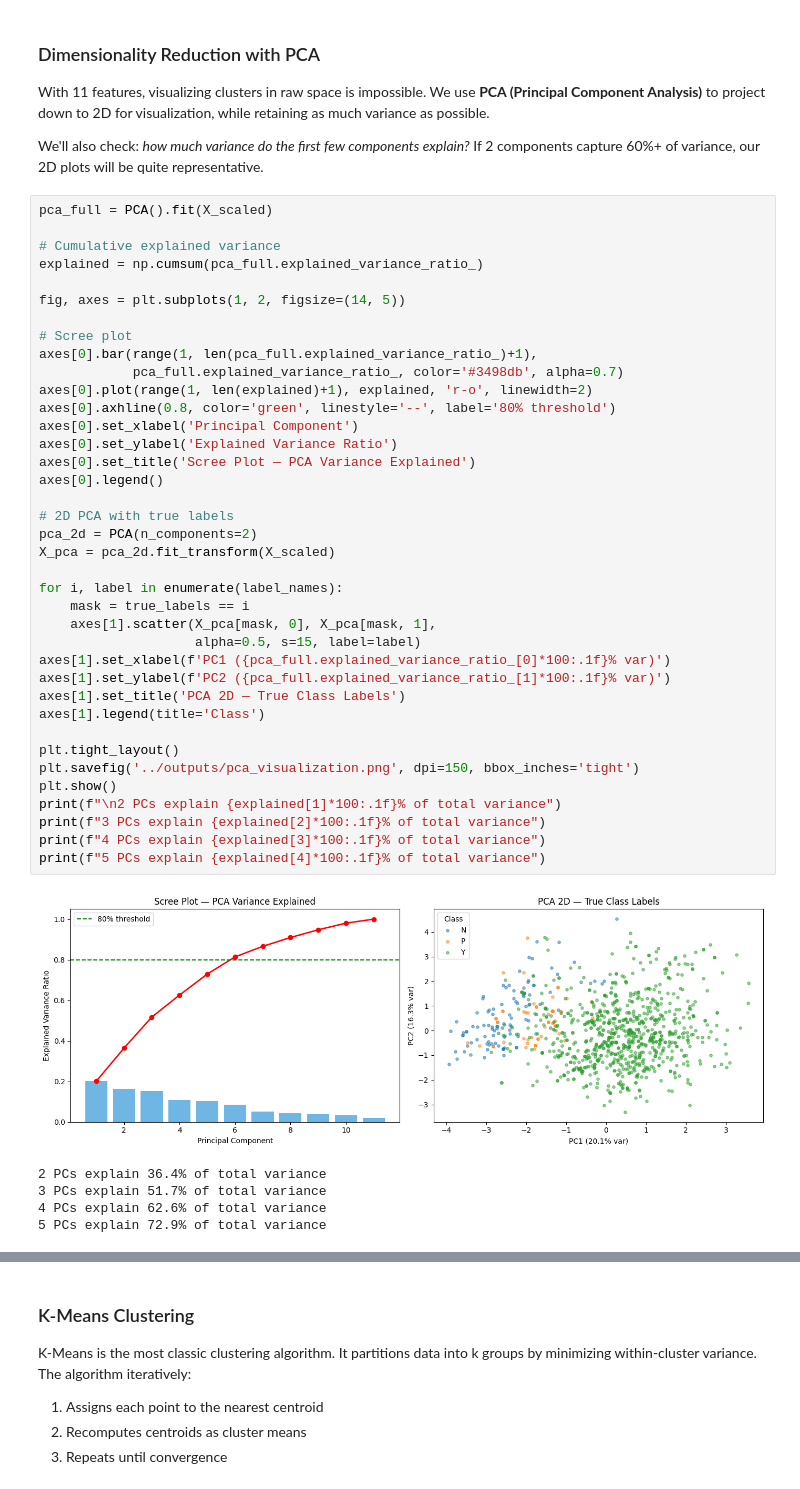
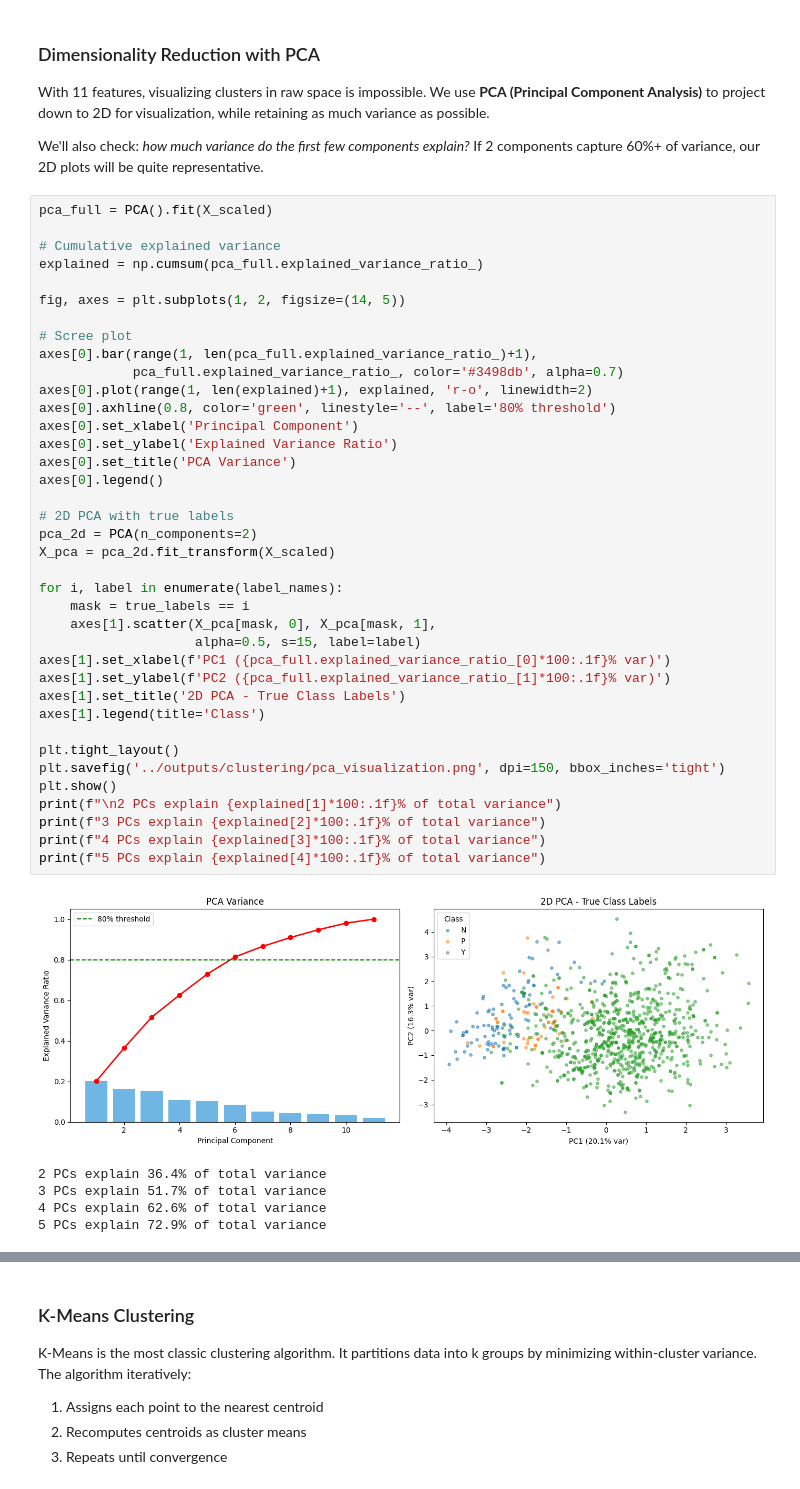
Before and after one commit to aakritip15/diabetes-prediction, a Jupyter notebook: notebook/modeling_clustering.ipynb, the cells around one changed output, grey strips where cells are left out. Saved outputs shown, nothing was run; the diff lists cells and outputs as text.

```diff
--- a/notebook/modeling_clustering.ipynb
+++ b/notebook/modeling_clustering.ipynb
@@ -94,37 +94,37 @@ explained = np.cumsum(pca_full.explained_variance_ratio_)
 fig, axes = plt.subplots(1, 2, figsize=(14, 5))
 
 # Scree plot
 axes[0].bar(range(1, len(pca_full.explained_variance_ratio_)+1),
             pca_full.explained_variance_ratio_, color='#3498db', alpha=0.7)
 axes[0].plot(range(1, len(explained)+1), explained, 'r-o', linewidth=2)
 axes[0].axhline(0.8, color='green', linestyle='--', label='80% threshold')
 axes[0].set_xlabel('Principal Component')
 axes[0].set_ylabel('Explained Variance Ratio')
-axes[0].set_title('Scree Plot — PCA Variance Explained')
+axes[0].set_title('PCA Variance')
 axes[0].legend()
 
 # 2D PCA with true labels
 pca_2d = PCA(n_components=2)
 X_pca = pca_2d.fit_transform(X_scaled)
 
 for i, label in enumerate(label_names):
     mask = true_labels == i
     axes[1].scatter(X_pca[mask, 0], X_pca[mask, 1],
                     alpha=0.5, s=15, label=label)
 axes[1].set_xlabel(f'PC1 ({pca_full.explained_variance_ratio_[0]*100:.1f}% var)')
 axes[1].set_ylabel(f'PC2 ({pca_full.explained_variance_ratio_[1]*100:.1f}% var)')
-axes[1].set_title('PCA 2D — True Class Labels')
+axes[1].set_title('2D PCA - True Class Labels')
 axes[1].legend(title='Class')
 
 plt.tight_layout()
-plt.savefig('../outputs/pca_visualization.png', dpi=150, bbox_inches='tight')
+plt.savefig('../outputs/clustering/pca_visualization.png', dpi=150, bbox_inches='tight')
 plt.show()
 print(f"\n2 PCs explain {explained[1]*100:.1f}% of total variance")
 print(f"3 PCs explain {explained[2]*100:.1f}% of total variance")
 print(f"4 PCs explain {explained[3]*100:.1f}% of total variance")
 print(f"5 PCs explain {explained[4]*100:.1f}% of total variance")
 # %% [output]
-[figure, old version]
+[figure, new version]
 2 PCs explain 36.4% of total variance
 3 PCs explain 51.7% of total variance
 4 PCs explain 62.6% of total variance
```
Also changed, not shown: parts of 19 cells of this notebook, 13 other files.
